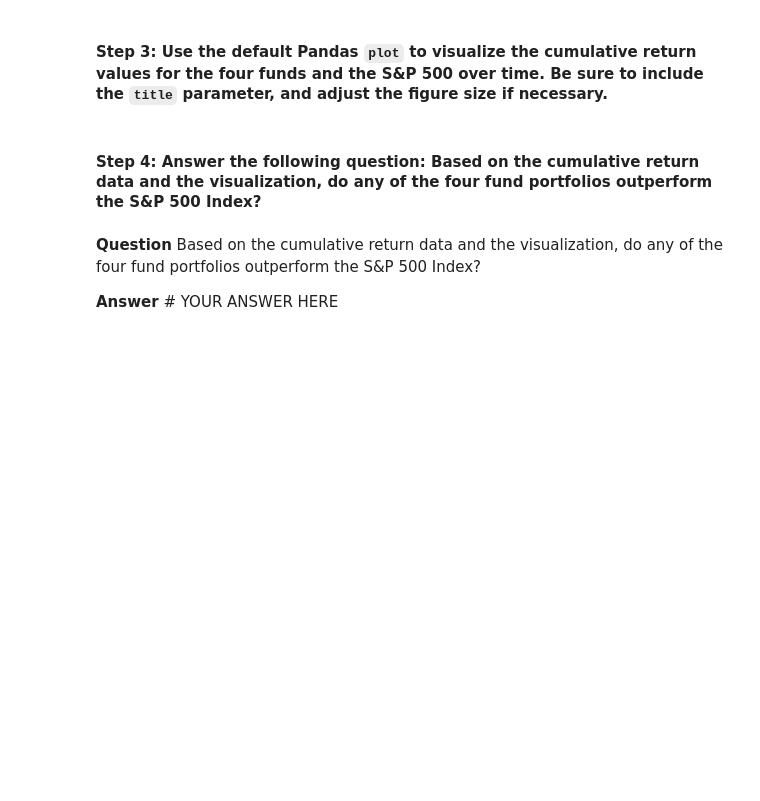
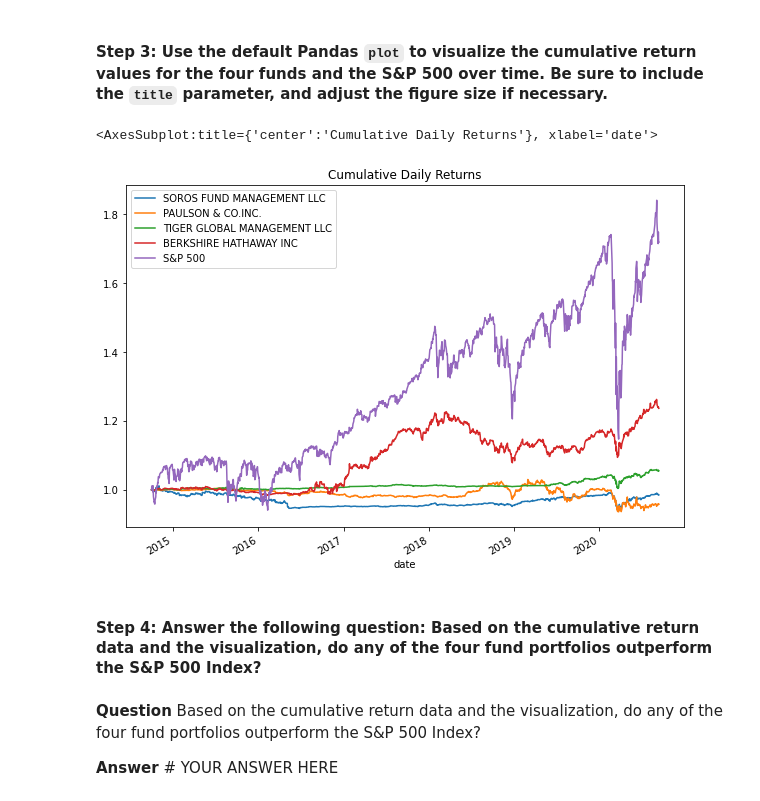
Before and after one commit to mprudd2/Challenge_Four, a Jupyter notebook: risk_return_analysis.ipynb, the cells around one changed output. Drawn from its saved outputs; the diff is of its cells as text; code cells hidden in the pictures; blank space fills up the shorter version.

```diff
--- a/risk_return_analysis.ipynb
+++ b/risk_return_analysis.ipynb
@@ -159,3 +176,6 @@ Analyze the data to determine if any of the portfolios outperform the broader st
 # Calculate and plot the cumulative returns of the 4 fund portfolios and the S&P 500
 # Review the last 5 rows of the cumulative returns DataFrame
 # YOUR CODE HERE
+
+whale_df_cumulative = (1 + whale_df_daily_returns).cumprod()
+whale_df_cumulative.head()
@@ -164,7 +192,11 @@ Analyze the data to determine if any of the portfolios outperform the broader st
 # %%
 # Visualize the cumulative returns using the Pandas plot function
 # Include a title parameter and adjust the figure size
 # YOUR CODE HERE
+whale_df_cumulative.plot(figsize=(10,7), title="Cumulative Daily Returns")
+# %% [output]
+<AxesSubplot:title={'center':'Cumulative Daily Returns'}, xlabel='date'>
+[figure, added]
 # %% [markdown]
 #### Step 4: Answer the following question: Based on the cumulative return data and the visualization, do any of the four fund portfolios outperform the S&P 500 Index?
 # %% [markdown]
```
Also changed, not shown: parts of 33 cells of this notebook.
